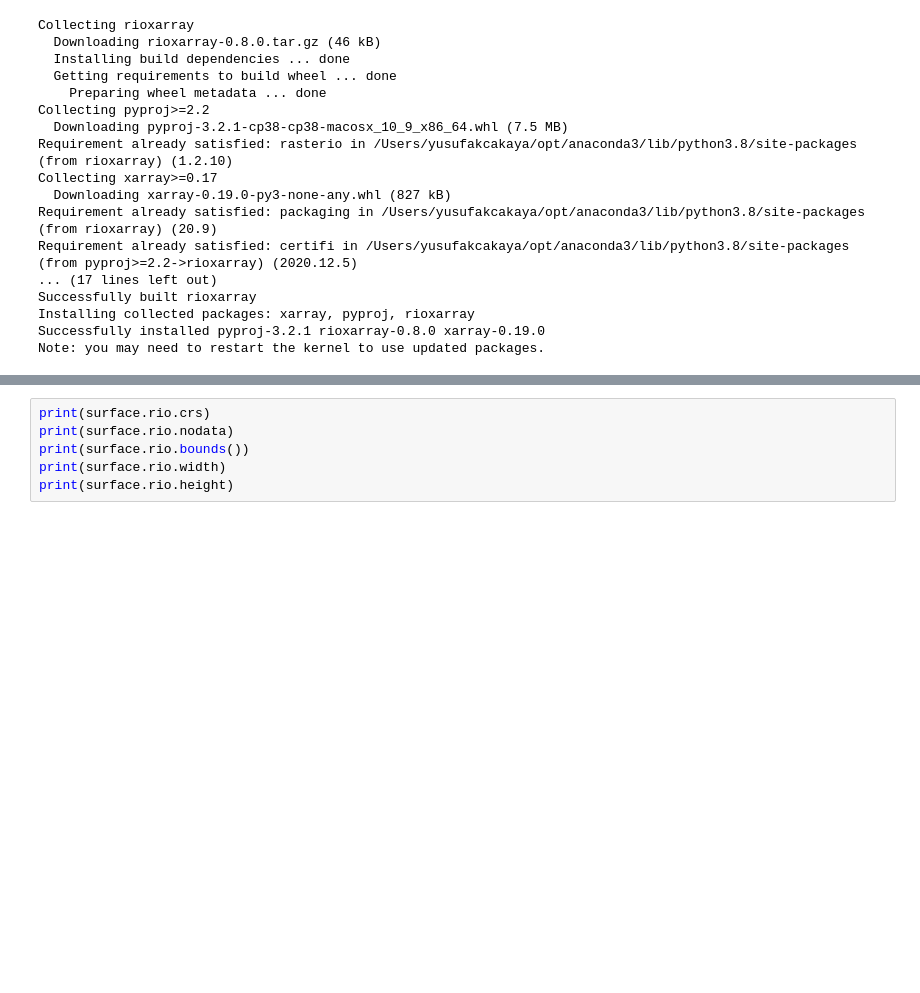
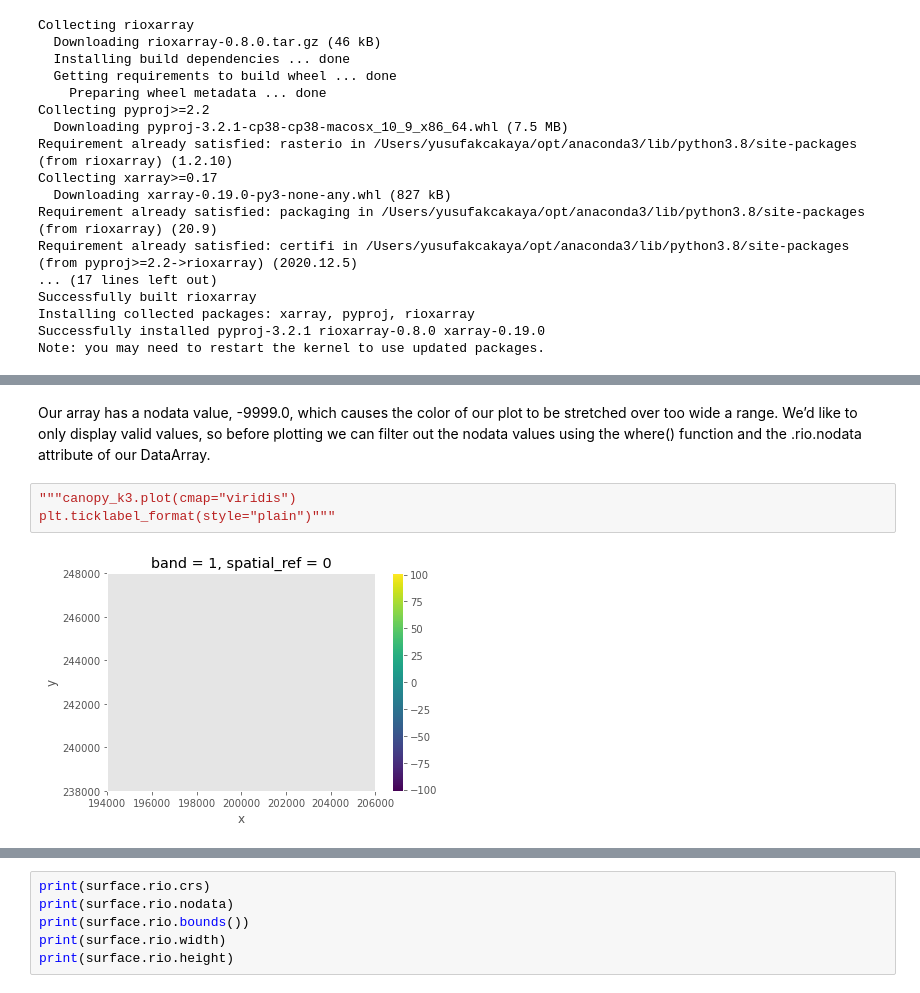
Before and after one commit to yusufakcakaya/3D-House-Project, a Jupyter notebook: 3D_HOUSE.ipynb, the cells around one changed output, grey strips where cells are left out. Cells and saved outputs as stored; diff of their text form; blank space fills up the shorter version.

```diff
--- a/3D_HOUSE.ipynb
+++ b/3D_HOUSE.ipynb
@@ -95,0 +154,7 @@ Attributes:
+# %% [markdown]
+Our array has a nodata value, -9999.0, which causes the color of our plot to be stretched over too wide a range. We’d like to only display valid values, so before plotting we can filter out the nodata values using the where() function and the .rio.nodata attribute of our DataArray.
+# %%
+"""canopy_k3.plot(cmap="viridis")
+plt.ticklabel_format(style="plain")"""
+# %% [output]
+[figure, added]
```
Also changed, not shown: parts of 13 cells of this notebook, 1 other file.
